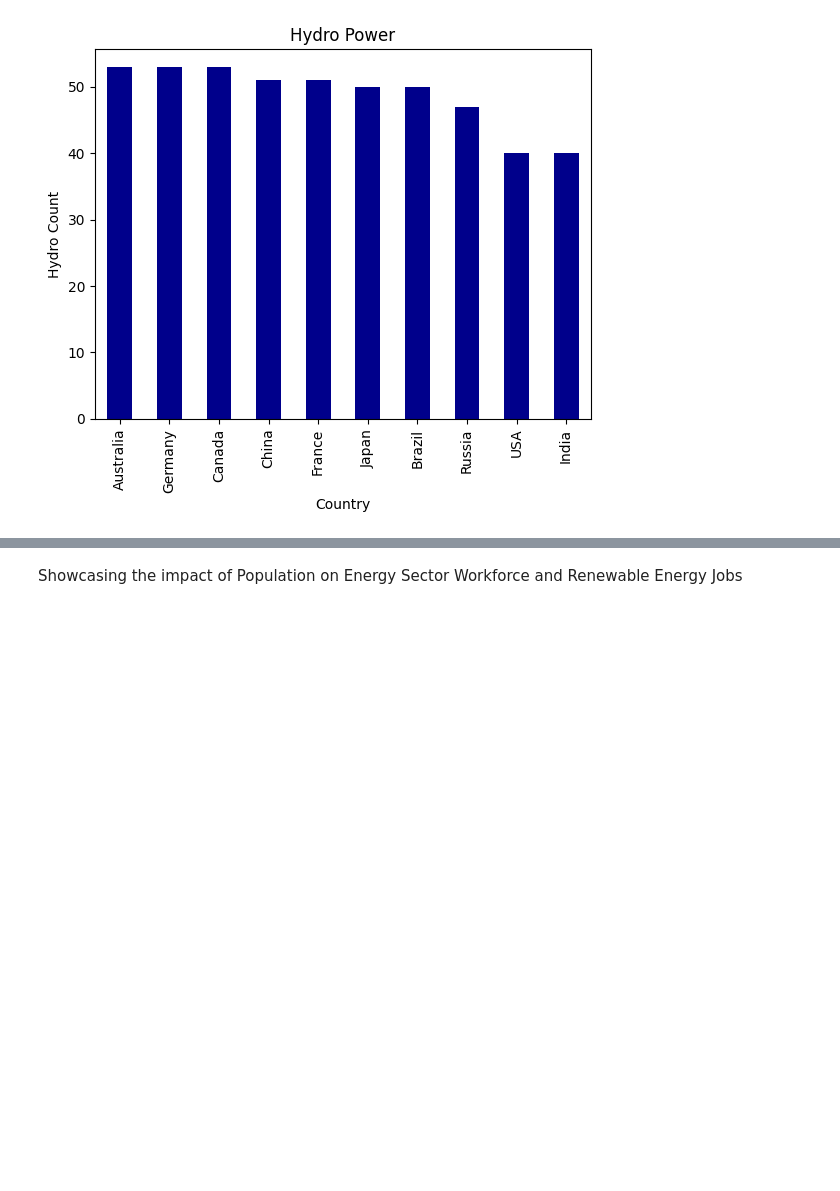
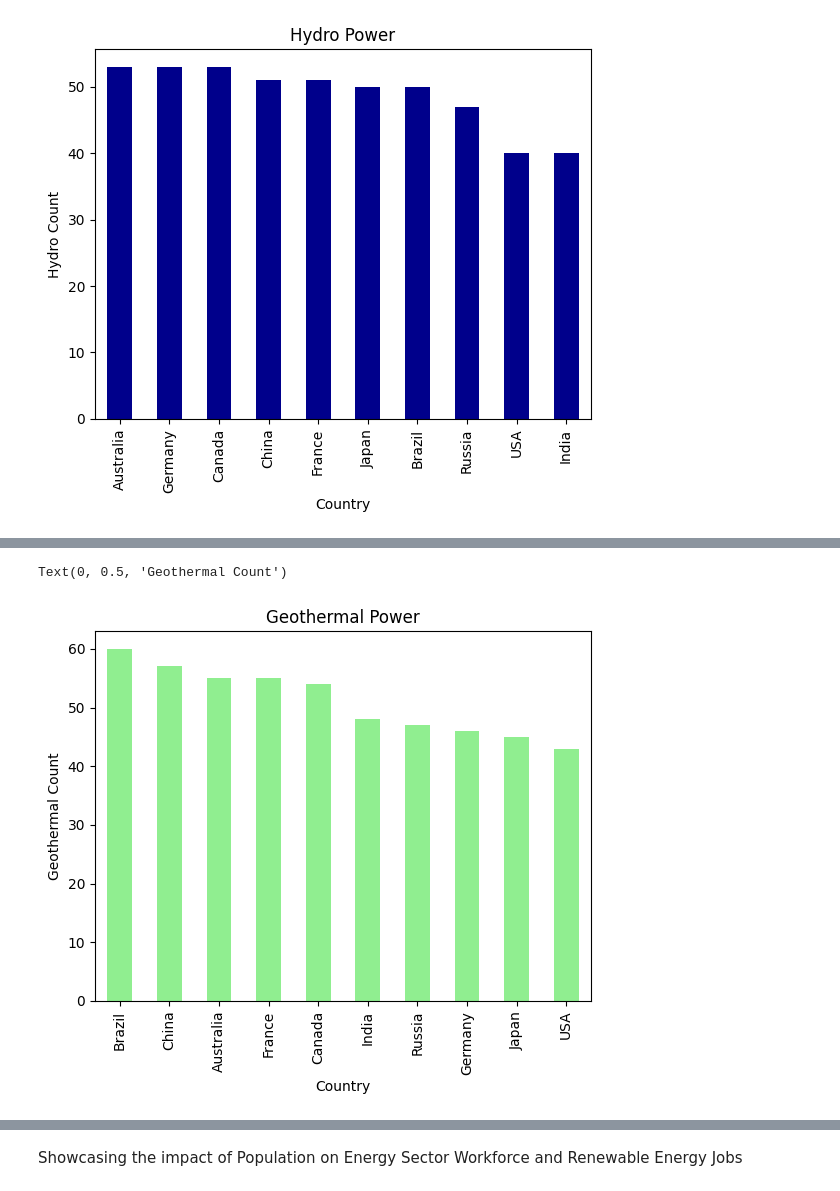
Before and after one commit to Krishna13M/Analyzing-Renewable-Energy-Data-, a Jupyter notebook: Renewable Energy Project.ipynb, the cells around one changed output, grey strips where cells are left out. Saved outputs shown, nothing was run; the diff lists cells and outputs as text; code cells hidden in the pictures; blank space fills up the shorter version.

```diff
--- a/Renewable Energy Project.ipynb
+++ b/Renewable Energy Project.ipynb
@@ -123,0 +139,7 @@ Canada
+# %%
+renergy[renergy['Energy Type']=='Geothermal']['Country'].value_counts().plot(kind='bar',color='lightgreen')
+plt.title('Geothermal Power')
+plt.ylabel('Geothermal Count')
+# %% [output]
+Text(0, 0.5, 'Geothermal Count')
+[figure, added]
```
Also changed, not shown: parts of 11 cells of this notebook.
